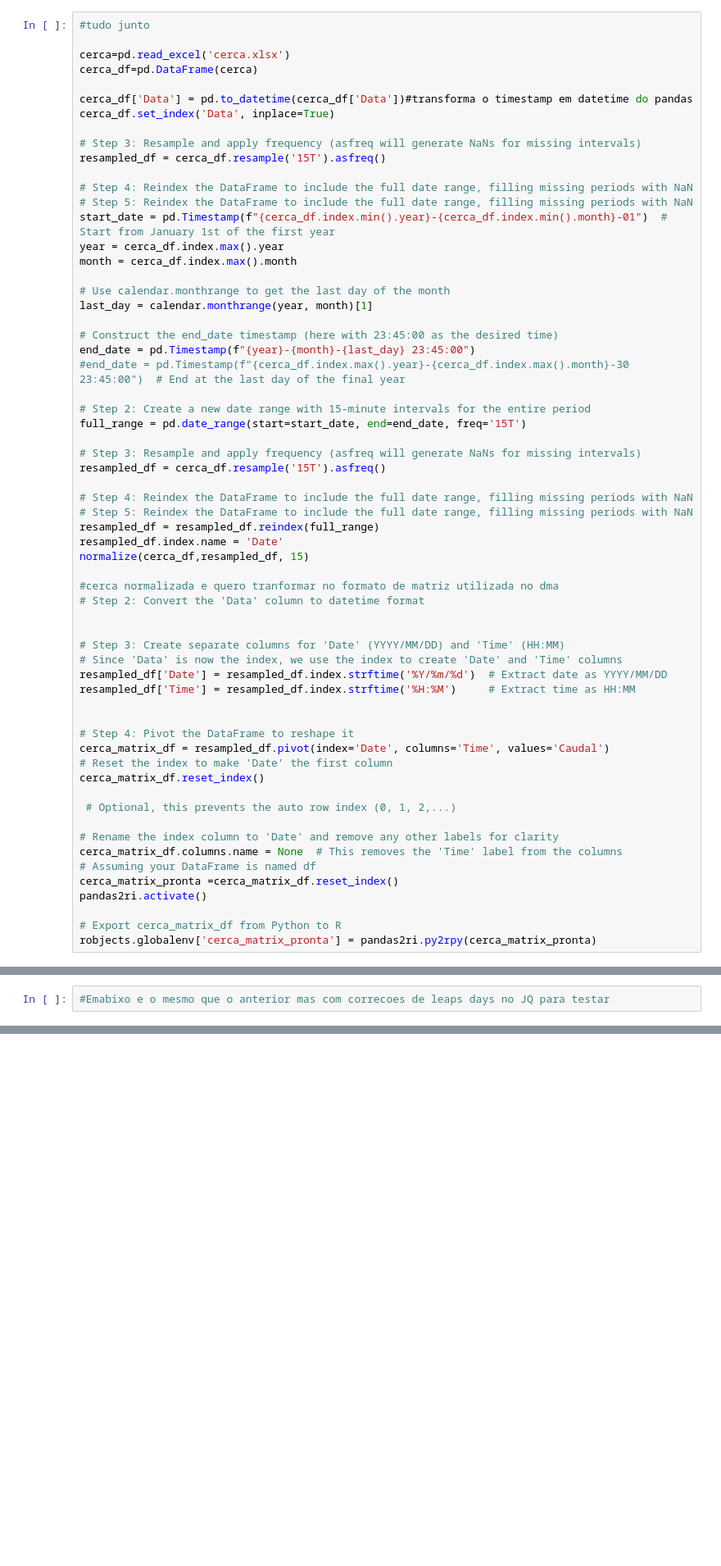
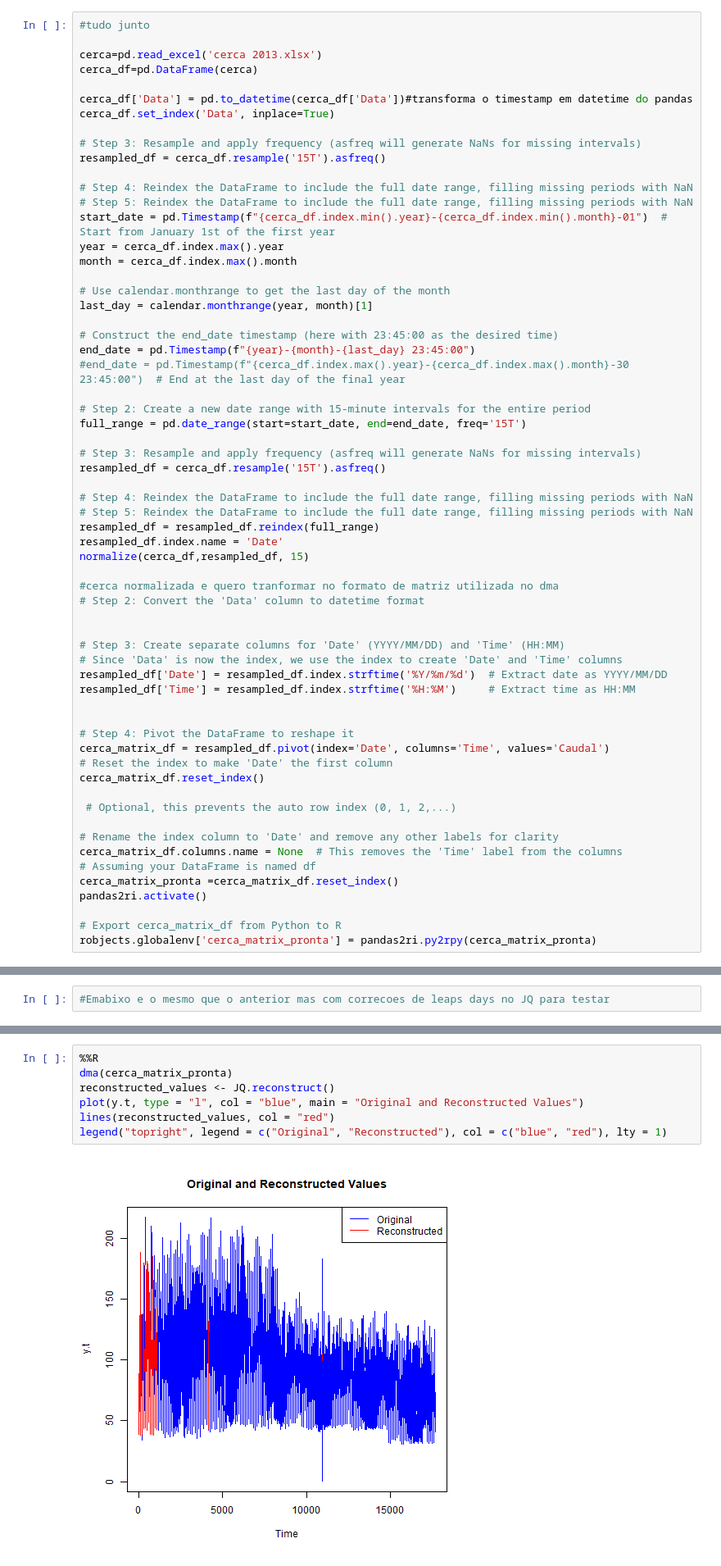
Before and after one commit to nicole-arquissandas-a22203874/caudaisFinal, a Jupyter notebook: jupyter/Caudais.ipynb, the cells around one changed output, grey strips where cells are left out. Shown at 82% size. Cells and saved outputs as stored; diff of their text form; blank space fills up the shorter version.

```diff
--- a/jupyter/Caudais.ipynb
+++ b/jupyter/Caudais.ipynb
@@ -510,7 +510,7 @@ def normalize(original_df,resampled_df, time):
 # %%
 #tudo junto
 
-cerca=pd.read_excel('cerca.xlsx')
+cerca=pd.read_excel('cerca 2013.xlsx')
 cerca_df=pd.DataFrame(cerca)
 
 cerca_df['Data'] = pd.to_datetime(cerca_df['Data'])#transforma o timestamp em datetime do pandas
@@ -1206,3 +1205,12 @@ lines(reconstructed_values, col = "red")
 legend("topright", legend = c("Original", "Reconstructed"), col = c("blue", "red"), lty = 1)
 # %% [output]
 [figure]
+# %%
+%%R
+dma(cerca_matrix_pronta)
+reconstructed_values <- JQ.reconstruct()
+plot(y.t, type = "l", col = "blue", main = "Original and Reconstructed Values")
+lines(reconstructed_values, col = "red")
+legend("topright", legend = c("Original", "Reconstructed"), col = c("blue", "red"), lty = 1)
+# %% [output]
+[figure, added]
```
Also changed, not shown: parts of 2 cells of this notebook, 9 other files.
